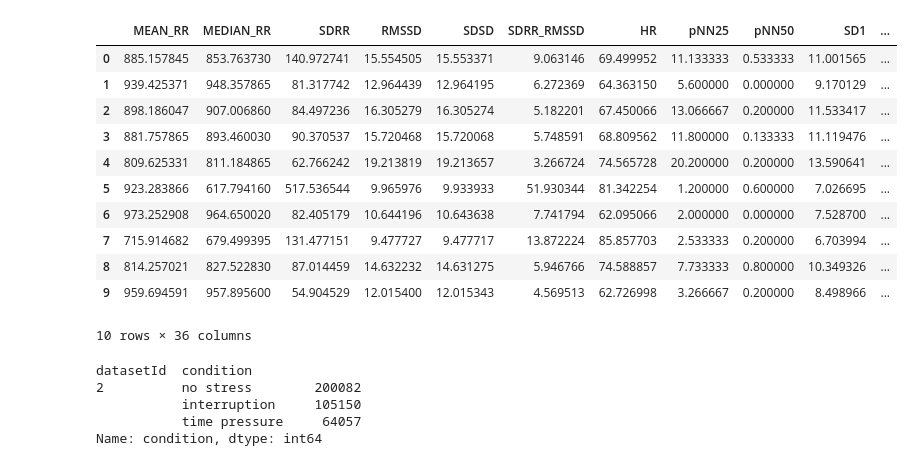
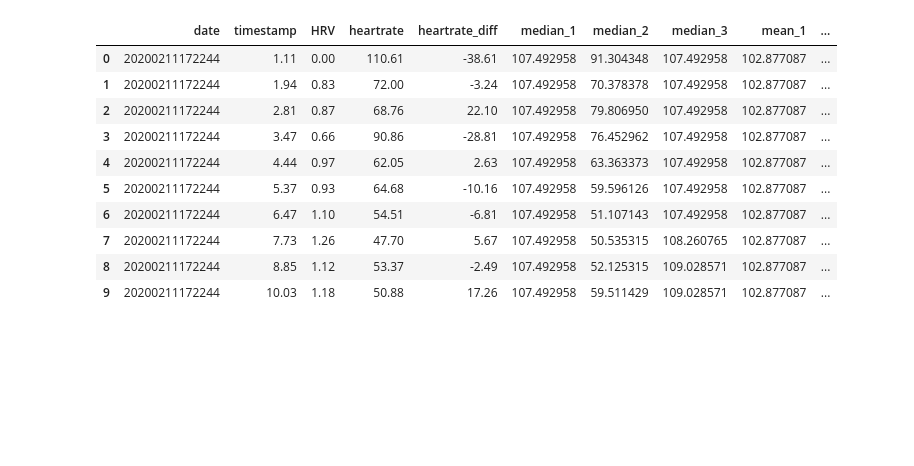
Before and after one commit to AnnaGuetat/Rempower.Tech, a Jupyter notebook: MyJupiter/HRV .ipynb, the cells around one changed output. Cells and saved outputs as stored; diff of their text form; code cells hidden in the pictures; blank space fills up the shorter version.

```diff
--- a/MyJupiter/HRV .ipynb
+++ b/MyJupiter/HRV .ipynb
@@ -7,26 +12,16 @@ from sklearn.model_selection import train_test_split
 # %%
 # Load the data
-HRV = pd.read_csv('/Users/aguetat/Desktop/train.csv')
+HRV = pd.read_csv('/Users/aguetat/Desktop/F013C350104F.csv')
 HRV.head(10)
 # %% [output]
-|  | MEAN_RR | MEDIAN_RR | SDRR | RMSSD | SDSD | SDRR_RMSSD | HR | pNN25 | pNN50 | SD1 | ... |
-| 0 | 885.157845 | 853.763730 | 140.972741 | 15.554505 | 15.553371 | 9.063146 | 69.499952 | 11.133333 | 0.533333 | 11.001565 | ... |
-| 1 | 939.425371 | 948.357865 | 81.317742 | 12.964439 | 12.964195 | 6.272369 | 64.363150 | 5.600000 | 0.000000 | 9.170129 | ... |
-| 2 | 898.186047 | 907.006860 | 84.497236 | 16.305279 | 16.305274 | 5.182201 | 67.450066 | 13.066667 | 0.200000 | 11.533417 | ... |
-| 3 | 881.757865 | 893.460030 | 90.370537 | 15.720468 | 15.720068 | 5.748591 | 68.809562 | 11.800000 | 0.133333 | 11.119476 | ... |
-| 4 | 809.625331 | 811.184865 | 62.766242 | 19.213819 | 19.213657 | 3.266724 | 74.565728 | 20.200000 | 0.200000 | 13.590641 | ... |
-| 5 | 923.283866 | 617.794160 | 517.536544 | 9.965976 | 9.933933 | 51.930344 | 81.342254 | 1.200000 | 0.600000 | 7.026695 | ... |
-| 6 | 973.252908 | 964.650020 | 82.405179 | 10.644196 | 10.643638 | 7.741794 | 62.095066 | 2.000000 | 0.000000 | 7.528700 | ... |
-| 7 | 715.914682 | 679.499395 | 131.477151 | 9.477727 | 9.477717 | 13.872224 | 85.857703 | 2.533333 | 0.200000 | 6.703994 | ... |
-| 8 | 814.257021 | 827.522830 | 87.014459 | 14.632232 | 14.631275 | 5.946766 | 74.588857 | 7.733333 | 0.800000 | 10.349326 | ... |
-| 9 | 959.694591 | 957.895600 | 54.904529 | 12.015400 | 12.015343 | 4.569513 | 62.726998 | 3.266667 | 0.200000 | 8.498966 | ... |
+|  | date | timestamp | HRV | heartrate | heartrate_diff | median_1 | median_2 | median_3 | mean_1 | ... |
+| 0 | 20200211172244 | 1.11 | 0.00 | 110.61 | -38.61 | 107.492958 | 91.304348 | 107.492958 | 102.877087 | ... |
+| 1 | 20200211172244 | 1.94 | 0.83 | 72.00 | -3.24 | 107.492958 | 70.378378 | 107.492958 | 102.877087 | ... |
+| 2 | 20200211172244 | 2.81 | 0.87 | 68.76 | 22.10 | 107.492958 | 79.806950 | 107.492958 | 102.877087 | ... |
+| 3 | 20200211172244 | 3.47 | 0.66 | 90.86 | -28.81 | 107.492958 | 76.452962 | 107.492958 | 102.877087 | ... |
+| 4 | 20200211172244 | 4.44 | 0.97 | 62.05 | 2.63 | 107.492958 | 63.363373 | 107.492958 | 102.877087 | ... |
+| 5 | 20200211172244 | 5.37 | 0.93 | 64.68 | -10.16 | 107.492958 | 59.596126 | 107.492958 | 102.877087 | ... |
+| 6 | 20200211172244 | 6.47 | 1.10 | 54.51 | -6.81 | 107.492958 | 51.107143 | 107.492958 | 102.877087 | ... |
+| 7 | 20200211172244 | 7.73 | 1.26 | 47.70 | 5.67 | 107.492958 | 50.535315 | 108.260765 | 102.877087 | ... |
+| 8 | 20200211172244 | 8.85 | 1.12 | 53.37 | -2.49 | 107.492958 | 52.125315 | 109.028571 | 102.877087 | ... |
+| 9 | 20200211172244 | 10.03 | 1.18 | 50.88 | 17.26 | 107.492958 | 59.511429 | 109.028571 | 102.877087 | ... |
-10 rows × 36 columns
-# %%
-# Data Exploration
-HRV.groupby('datasetId').condition.value_counts()
-# %% [output]
-datasetId  condition
-2          no stress        200082
-           interruption     105150
-           time pressure     64057
-Name: condition, dtype: int64
```
Also changed, not shown: parts of 17 cells of this notebook.
